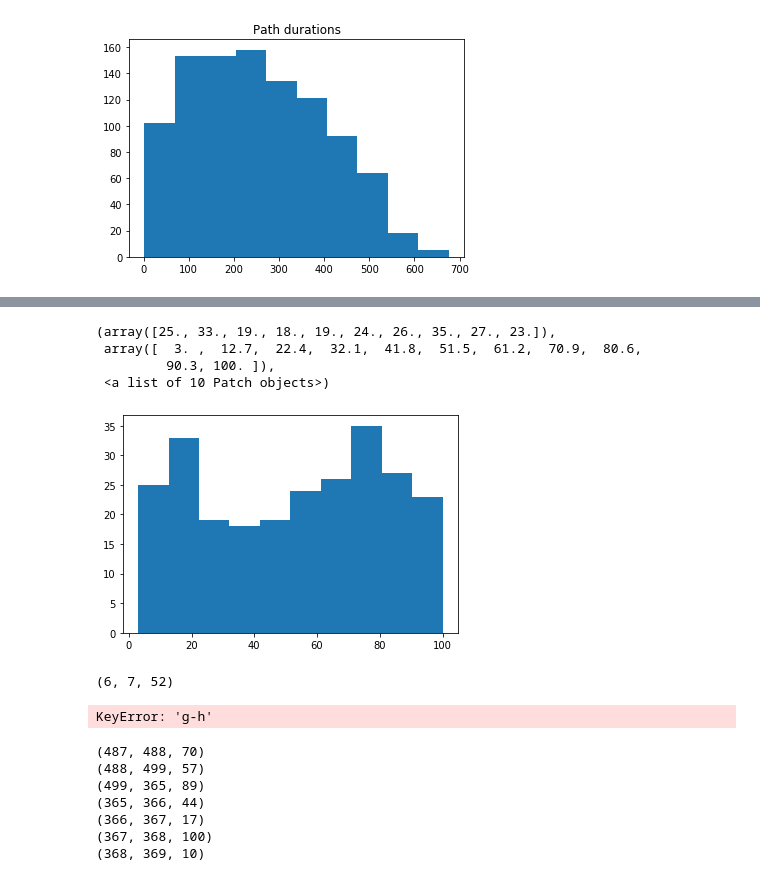
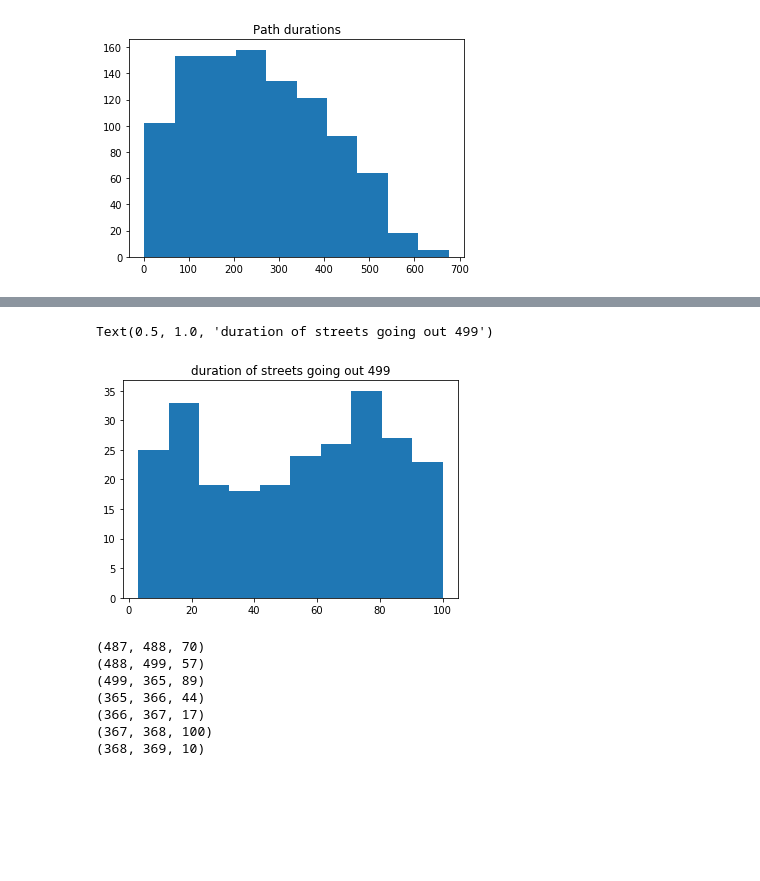
Before and after one commit to ANazaret/hashcode-2021, a Jupyter notebook: data-visualization.ipynb, the cells around one changed output, grey strips where cells are left out. Drawn from its saved outputs; the diff is of its cells as text; code cells hidden in the pictures; blank space fills up the shorter version.

```diff
--- a/data-visualization.ipynb
+++ b/data-visualization.ipynb
@@ -118,17 +298,6 @@ Number connected components 1
 # %%
 plt.hist([data_e.graph[499][k]['duration'] for k in data_e.graph[499]])
-plt.title("duration of streets going ")
+plt.title("duration of streets going out 499")
 # %% [output]
-(array([25., 33., 19., 18., 19., 24., 26., 35., 27., 23.]),
- array([  3. ,  12.7,  22.4,  32.1,  41.8,  51.5,  61.2,  70.9,  80.6,
-         90.3, 100. ]),
- <a list of 10 Patch objects>)
+Text(0.5, 1.0, 'duration of streets going out 499')
-[figure, old version]
+[figure, new version]
-# %%
-data_b.street_to_intersections['g-h']
-# %% [output]
-(6, 7, 52)
-# %%
-data_b.graph['g-h'][ 'h-i']
-# %% [output]
-KeyError: 'g-h'
```
Also changed, not shown: parts of 26 cells of this notebook, 7 other files.
